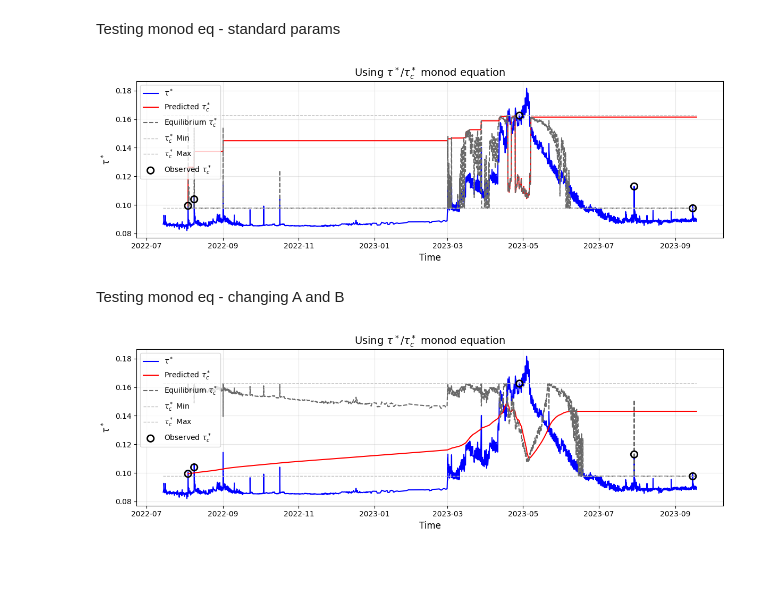
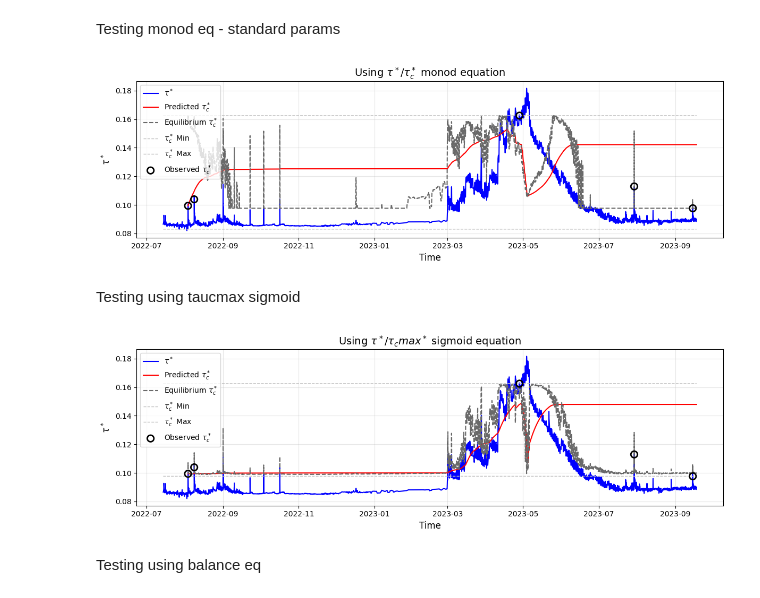
Before and after one commit to nicole-hucke/shear_stress_paper, a Jupyter notebook: antecedent_conditions/predictive_equation/predictive_model_tautauc_conditional.ipynb, the cells around one changed output. Saved outputs shown, nothing was run; the diff lists cells and outputs as text; code cells hidden in the pictures; blank space fills up the shorter version.

Commit message:
testing conditionals using a balance for tau_eq
it's not working:(

```diff
--- a/antecedent_conditions/predictive_equation/predictive_model_tautauc_conditional.ipynb
+++ b/antecedent_conditions/predictive_equation/predictive_model_tautauc_conditional.ipynb
@@ -133,8 +132,7 @@ def evolve_tauc_monod(
     tau_c_max,          # maximum τ*c global
     event_indices,      # time labels or integer positions where τ*c observations are available
     tau_c_obs,          # observed τ*c values at event_indices
-    A=0.2924,
-    B=8.6866,
+    multiplicative_factor=1, # factor to adjust k values (e.g., for sensitivity testing
 ):
 
     # convert τ* to numeric 1D array and keep index if Series
@@ -229,13 +227,18 @@ def evolve_tauc_monod(
             tau_eq_pure = tau_conv_wk
 
         # calculate k (function of applied tau*)
-        k = A * (t / tau_c_max)**(B)
+        #k = A * (t / tau_c_max)**(B)
+        if t/tau_c_max < 1:
+            k = 0.0526 * (t/tau_c_max) # strenghtning k
+        else:
+            k = 21.804 * (t/tau_c_max) - 21.751
+
 
         # new tau_c evolution equation
         k_array[i] = k
         tau_c_eq[i] = tau_eq_pure
         tauc_ratio[i] = ratio
-        tau_c[i] = tau_equilibrium - (tau_equilibrium - tau_c_current) * np.exp(-k * dt)
+        tau_c[i] = tau_equilibrium - (tau_equilibrium - tau_c_current) * np.exp(-k*multiplicative_factor * dt)
 
         i += 1
 
@@ -671,48 +792,51 @@ Testing monod eq - standard params
 tauc_lajara, k_lajara, tau_eq_lajara, tauc_ratio_field = evolve_tauc_monod(
     tau_star,
     dt=15, # 15 minute timestep
-    tau_c_min=tauc_min_lajara,
+    tau_c_min=tauc_min_lajara ,
     tau_c_max=tauc_max_lajara,
     event_indices=event_indices,
     tau_c_obs=tauc_obs_lajara,
+    multiplicative_factor=10**-3, # no adjustment to k values
 )
 
 tau_c_pred_series = pd.Series(tauc_lajara, index=time_to_index.index)
 tau_star_series = pd.Series(tau_star, index=time_to_index.index)
 
 fig, ax = plt.subplots(figsize=(12, 4))
 ax.plot(tau_star_series.index, tau_star_series.values, color='blue', label=r'$\tau^*$', linewidth=1.5)
 ax.plot(tau_c_pred_series.index, tau_c_pred_series.values, color='red', label=r'Predicted $\tau_c^*$', linewidth=1.5)
 ax.plot(tau_star_series.index, tau_eq_lajara, color='dimgrey', linestyle='--', label=r'Equilibrium $\tau_c^*$', linewidth=1.5)
 # horiztonal min and max lines
-ax.plot(tau_c_pred_series.index, [tauc_min_lajara]*len(tau_c_pred_series), color='silver', linestyle='--', label=r'$\tau_c^*$ Min', linewidth=1)
+ax.plot(tau_c_pred_series.index, [0.083]*len(tau_c_pred_series), color='silver', linestyle='--', label=r'$\tau_c^*$ Min', linewidth=1)
 ax.plot(tau_c_pred_series.index, [tauc_max_lajara]*len(tau_c_pred_series), color='silver', linestyle='--', label=r'$\tau_c^*$ Max', linewidth=1)
 ax.scatter(tauc_events.index, tauc_obs_lajara, facecolors="none", edgecolors="black", s=80, linewidth=2, label=r"Observed $\tau^*_c$", zorder=5,)
 
 ax.set_ylabel(r'$\tau^*$', fontsize=12)
 ax.set_xlabel('Time', fontsize=12)
 ax.legend()
 ax.grid(True, alpha=0.3)
 
 plt.title(r'Using $\tau^*$/$\tau_c^*$ monod equation', fontsize=14)
 # modify dates on x-axis to be more readable
 #plt.xlim(pd.Timestamp("2022-08-01"), pd.Timestamp("2022-09-30"))
 plt.tight_layout()
 plt.show()
 # %% [output]
-[figure, old version]
+[figure, new version]
 # %% [markdown]
-Testing monod eq - changing A and B
+Testing using taucmax sigmoid
 # %%
-tauc_lajara, k_lajara, tau_eq_lajara, tauc_ratio_field = evolve_tauc_monod(
+tauc_min_lajara = tauc_obs_lajara.min()
+tauc_max_lajara = tauc_obs_lajara.max()
+
+tauc_lajara, k_lajara, tau_eq_lajara, tauc_ratio_field = evolve_tauc(
     tau_star,
     dt=15, # 15 minute timestep
     tau_c_min=tauc_min_lajara,
     tau_c_max=tauc_max_lajara,
     event_indices=event_indices,
     tau_c_obs=tauc_obs_lajara,
-    A = 0.29/1000,
-    B = 8.66
+    multiplicative_factor=10**-3, # use smaller k factor for original equation to prevent overshooting
 )
 
 tau_c_pred_series = pd.Series(tauc_lajara, index=time_to_index.index)
@@ -732,10 +856,12 @@ ax.set_xlabel('Time', fontsize=12)
 ax.legend()
 ax.grid(True, alpha=0.3)
 
-plt.title(r'Using $\tau^*$/$\tau_c^*$ monod equation', fontsize=14)
+plt.title(r'Using $\tau^*$/$\tau_cmax^*$ sigmoid equation', fontsize=14)
 # modify dates on x-axis to be more readable
 #plt.xlim(pd.Timestamp("2022-08-01"), pd.Timestamp("2022-09-30"))
 plt.tight_layout()
 plt.show()
 # %% [output]
-[figure, old version]
+[figure, new version]
+# %% [markdown]
+Testing using balance eq
```
Also changed, not shown: parts of 17 cells of this notebook, 5 other files.
